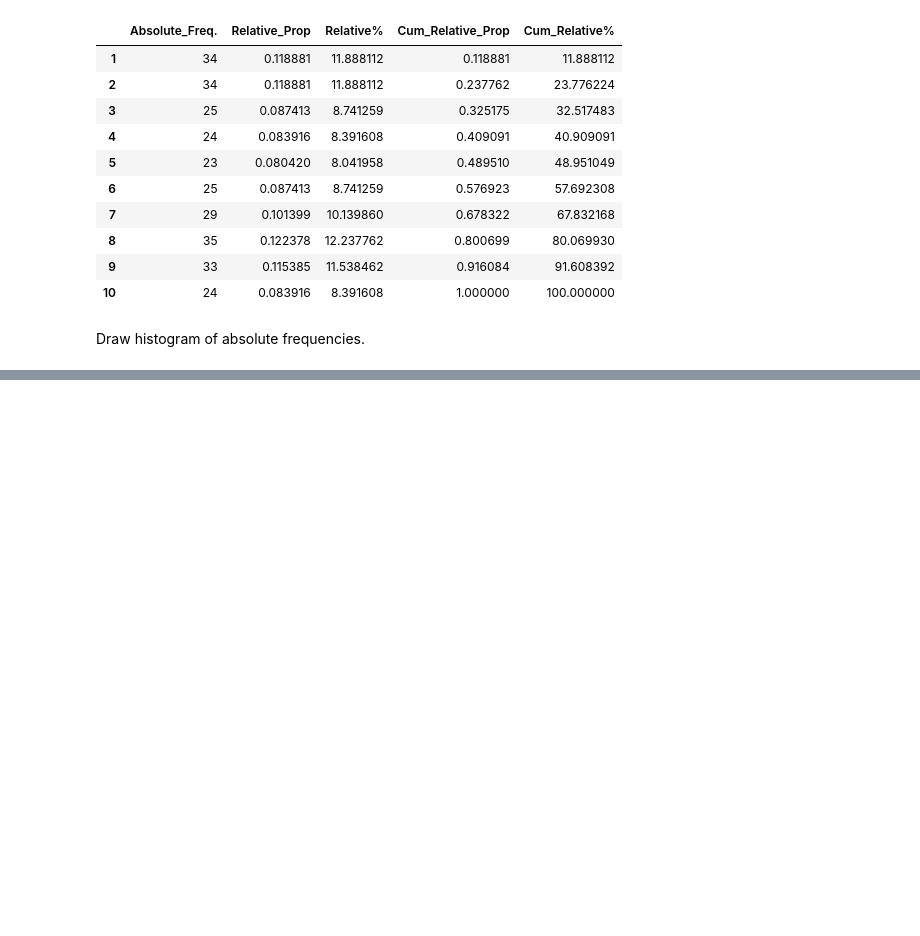
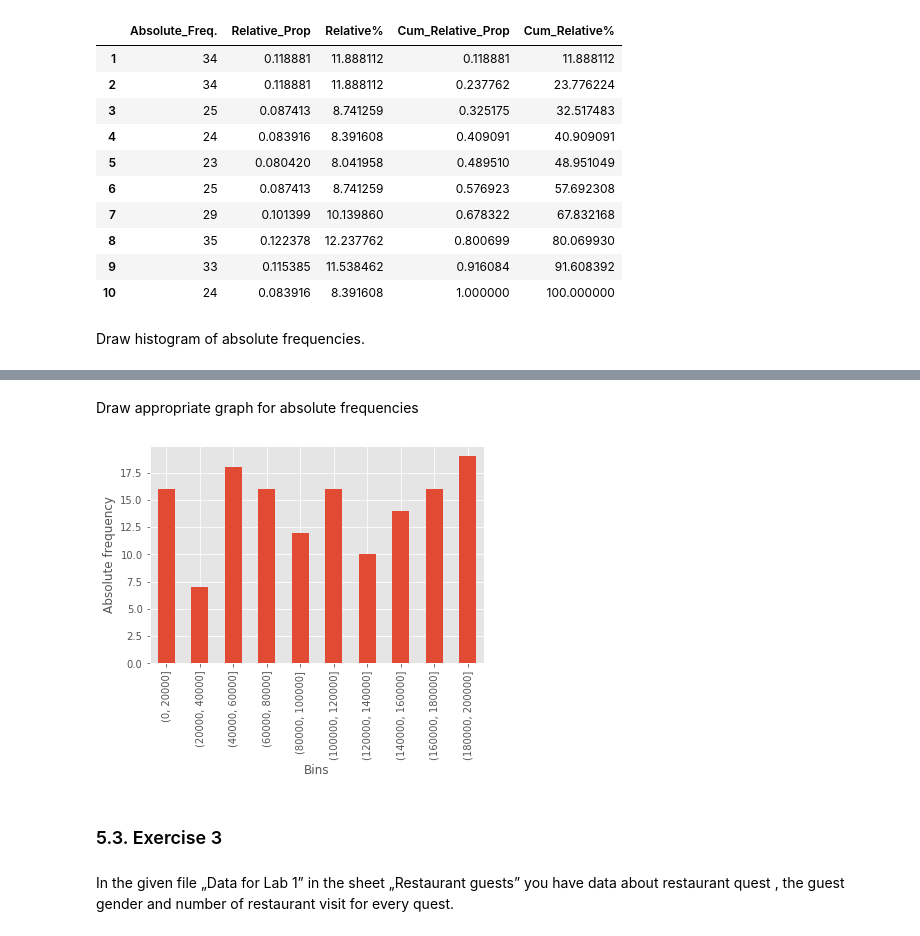
Before and after one commit to MySlav/Introduction_to_DS_Homework, a Jupyter notebook: Introduction_to_DS_Homework_Spajic.ipynb, the cells around one changed output, grey strips where cells are left out. Drawn from its saved outputs; the diff is of its cells as text; code cells hidden in the pictures; blank space fills up the shorter version.

```diff
--- a/Introduction_to_DS_Homework_Spajic.ipynb
+++ b/Introduction_to_DS_Homework_Spajic.ipynb
@@ -468,0 +486,5 @@ array([34, 34, 25, 24, 23, 25, 29, 35, 33, 24], dtype=int64)
+# %%
+dat=data["Loan Amount"]["Loans"]
+table=pd.cut(dat,np.arange(0, max(dat) + 20000, 20000)).value_counts().sort_index()
+table
+#Note that I again used value_counts, but i passed calculated bins as argument
@@ -468,0 +557,13 @@ array([34, 34, 25, 24, 23, 25, 29, 35, 33, 24], dtype=int64)
+# %% [markdown]
+Draw appropriate graph for absolute frequencies
+# %%
+pd.cut(dat,np.arange(0, max(dat) + 20000, 20000)).value_counts().sort_index().plot(kind='bar')
+plt.xlabel("Bins")
+plt.ylabel("Absolute frequency")
+plt.show()
+# %% [output]
+[figure, added]
+# %% [markdown]
+### 5.3. Exercise 3<a name="ex3"></a>
+# %% [markdown]
+In the given file „Data for Lab 1” in the sheet „Restaurant guests” you have data about restaurant quest , the guest gender and number of restaurant visit for every quest.
```
Also changed, not shown: parts of 33 cells of this notebook.
